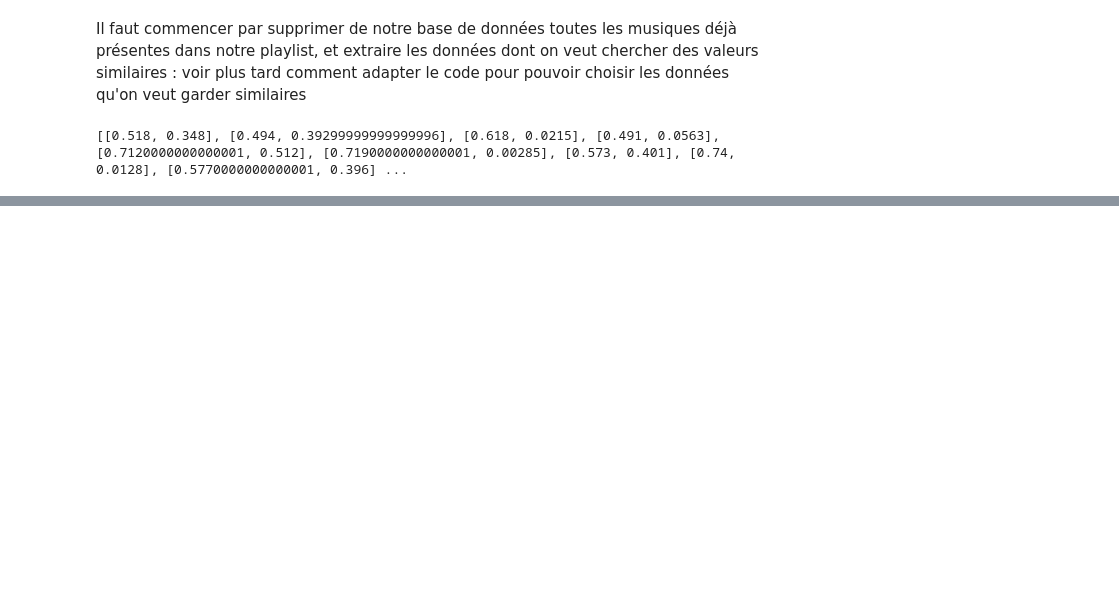
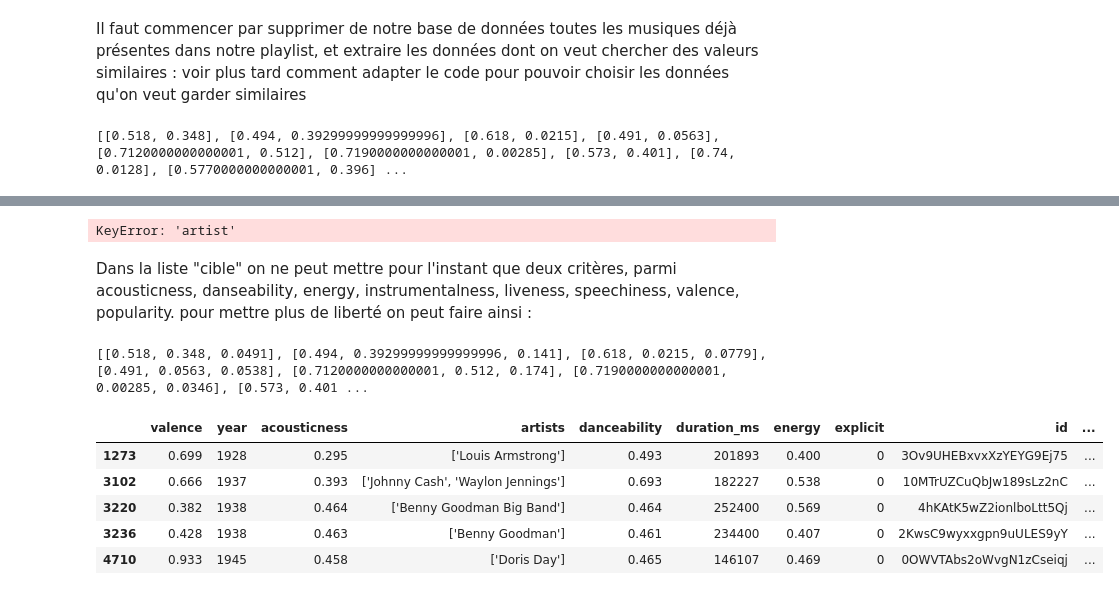
Before and after one commit to EliseLune/Analyse_Spotify, a Jupyter notebook: Recommandation/Recommandations.ipynb, the cells around one changed output, grey strips where cells are left out. Saved outputs shown, nothing was run; the diff lists cells and outputs as text; code cells hidden in the pictures; blank space fills up the shorter version.

```diff
--- a/Recommandation/Recommandations.ipynb
+++ b/Recommandation/Recommandations.ipynb
@@ -108,4 +110,35 @@ nouvelle_playlist = pd.DataFrame({})
 for i in range(0, len(playlist)):
     nouvelle_playlist = nouvelle_playlist.append(playlist_cible[(playlist_cible["name"] == playlist[i][0]) & (playlist_cible[donne] > playlist[i][1] - 0.1) & (playlist_cible[donne] < playlist[i][1] + 0.1)])
 nouvelle_playlist = nouvelle_playlist.drop_duplicates() #enlever les doublons
-print(nouvelle_playlist)
+nouvelle_playlist.head()
+# %% [output]
+KeyError: 'artist'
+# %% [markdown]
+Dans la liste "cible" on ne peut mettre pour l'instant que deux critères, parmi acousticness, danseability, energy, instrumentalness, liveness, speechiness, valence, popularity.
+pour mettre plus de liberté on peut faire ainsi :
+# %%
+#essaie de fonction plus générale :
+cible = ["energy", "acousticness", "speechiness"]
+i = 0
+playlist = [] #prendra les données voulues de chaque musique
+for i in range (0, len(table)) :
+    playlist.append([table[cible[0]][i], table[cible[1]][i],table[cible[2]][i]])
+    playlist_cible.drop(playlist_cible.loc[playlist_cible['id']==table.id[i]].index, inplace=True)
+print(playlist)
+
+nouvelle_playlist = pd.DataFrame({})
+
+for i in range(0, len(playlist)):
+    nouvelle_playlist = nouvelle_playlist.append(playlist_cible[(playlist_cible[cible[0]] > playlist[i][0] - 0.1) & (playlist_cible[cible[0]] < playlist[i][0] + 0.1)])
+    for j in range(1, len(cible)) :
+        nouvelle_playlist = nouvelle_playlist[(playlist_cible[cible[j]] > playlist[i][j] - 0.1) & (playlist_cible[cible[j]] < playlist[i][j] + 0.1)]
+nouvelle_playlist = nouvelle_playlist.drop_duplicates() #enlever les doublons
+nouvelle_playlist.head()
+# %% [output]
+[[0.518, 0.348, 0.0491], [0.494, 0.39299999999999996, 0.141], [0.618, 0.0215, 0.0779], [0.491, 0.0563, 0.0538], [0.7120000000000001, 0.512, 0.174], [0.7190000000000001, 0.00285, 0.0346], [0.573, 0.401 ...
+|  | valence | year | acousticness | artists | danceability | duration_ms | energy | explicit | id | ... |
+| 1273 | 0.699 | 1928 | 0.295 | ['Louis Armstrong'] | 0.493 | 201893 | 0.400 | 0 | 3Ov9UHEBxvxXzYEYG9Ej75 | ... |
+| 3102 | 0.666 | 1937 | 0.393 | ['Johnny Cash', 'Waylon Jennings'] | 0.693 | 182227 | 0.538 | 0 | 10MTrUZCuQbJw189sLz2nC | ... |
+| 3220 | 0.382 | 1938 | 0.464 | ['Benny Goodman Big Band'] | 0.464 | 252400 | 0.569 | 0 | 4hKAtK5wZ2ionlboLtt5Qj | ... |
+| 3236 | 0.428 | 1938 | 0.463 | ['Benny Goodman'] | 0.461 | 234400 | 0.407 | 0 | 2KwsC9wyxxgpn9uULES9yY | ... |
+| 4710 | 0.933 | 1945 | 0.458 | ['Doris Day'] | 0.465 | 146107 | 0.469 | 0 | 0OWVTAbs2oWvgN1zCseiqj | ... |
```
Also changed, not shown: parts of 10 cells of this notebook.
